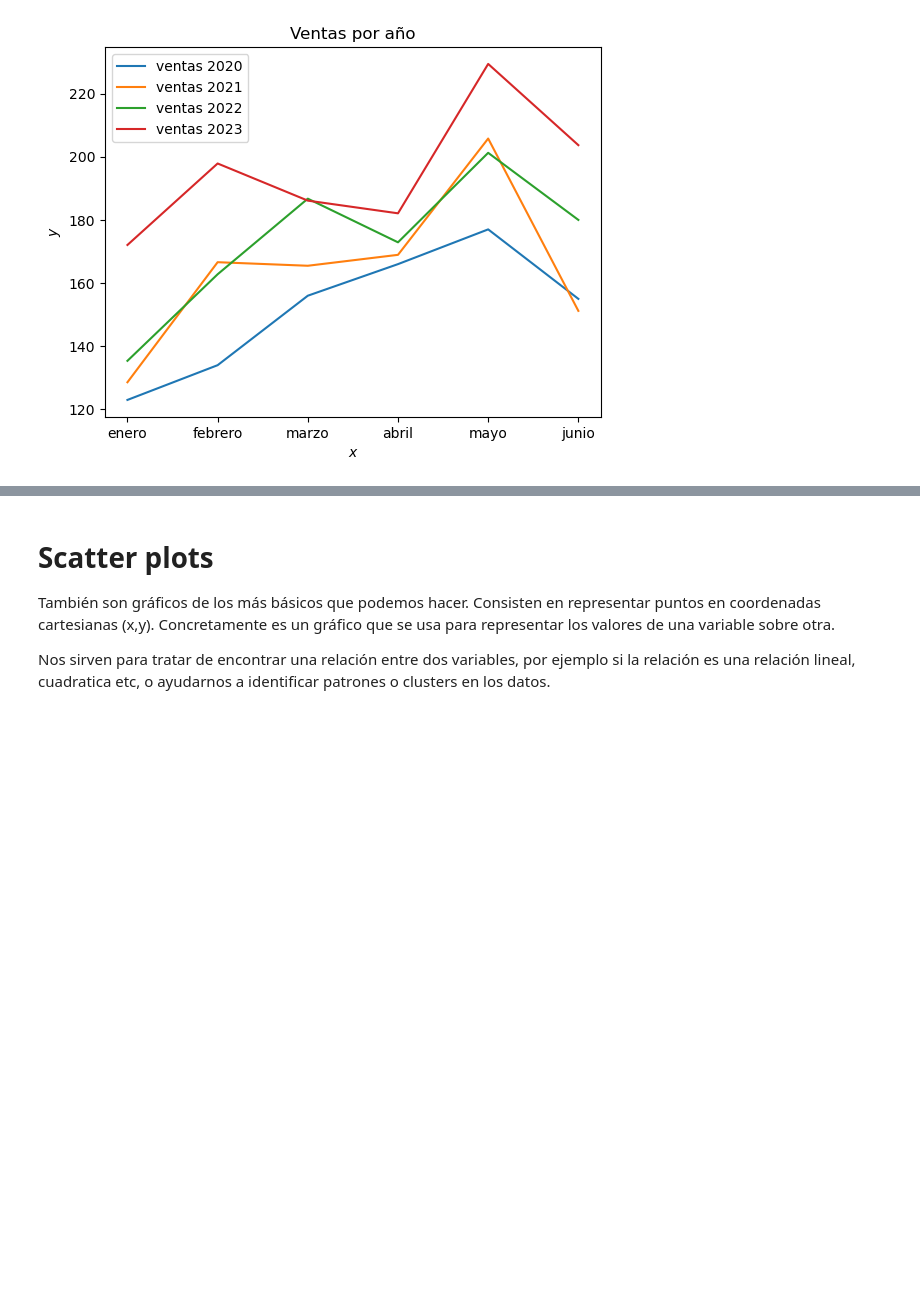
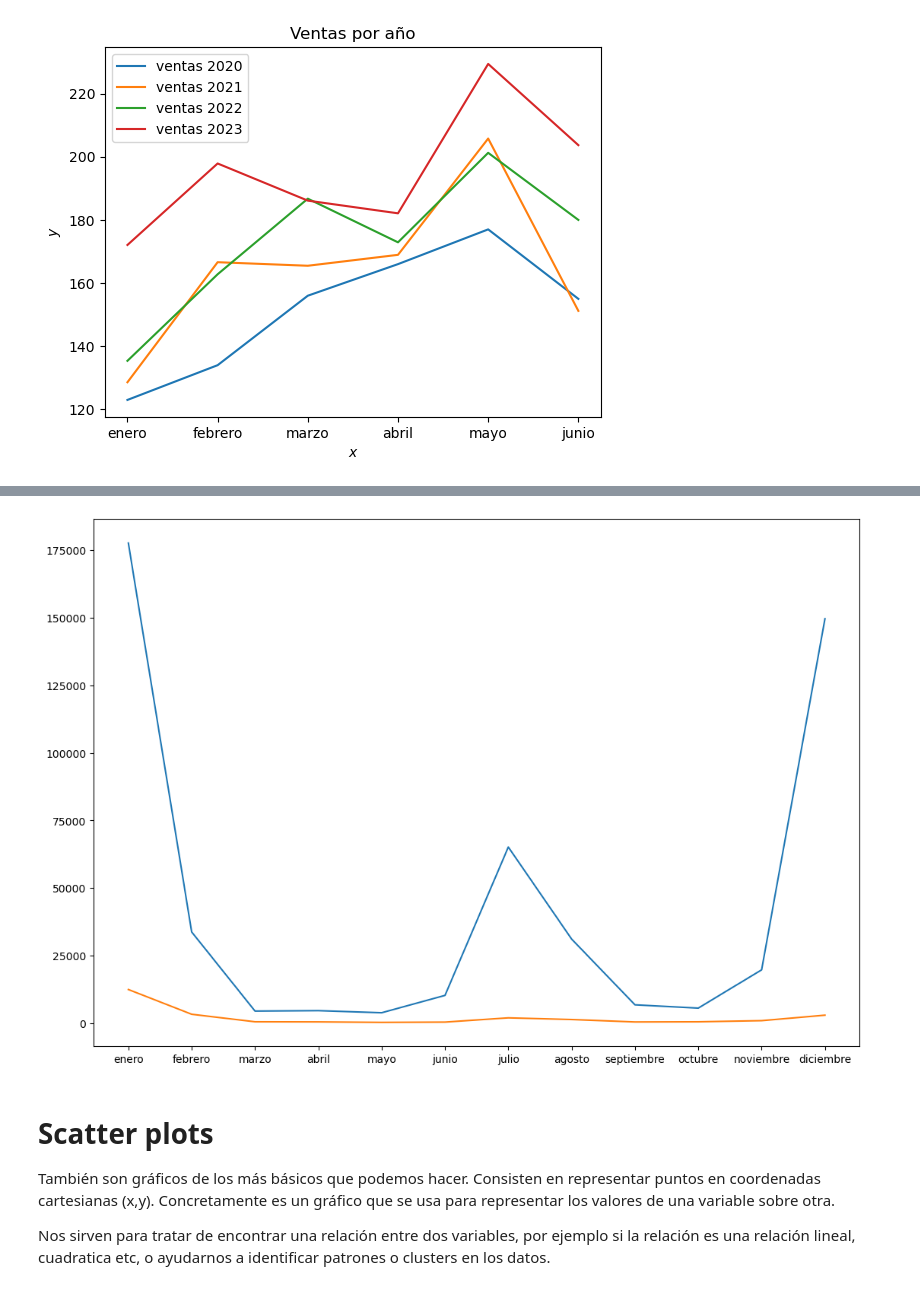
Before and after one commit to juliestadisticacode/Matplotlib-curso, a Jupyter notebook: Matplotlib_linear_and_scatter.ipynb, the cells around one changed output, grey strips where cells are left out. Cells and saved outputs as stored; diff of their text form; code cells hidden in the pictures; blank space fills up the shorter version.

```diff
--- a/Matplotlib_linear_and_scatter.ipynb
+++ b/Matplotlib_linear_and_scatter.ipynb
@@ -82,3 +107,13 @@ plt.show()
+# %%
+import pandas as pd
+df = pd.read_csv('./data/covid_cv.csv')
+
+# Creamos un gráfico de líneas
+plt.plot(df.Mes,df.Casos)
+plt.plot(df.Mes,df.Hosp)
+plt.show()
+# %% [output]
+[figure, added]
 # %% [markdown]
 # Scatter plots
 También son gráficos de los más básicos que podemos hacer. Consisten en representar puntos en coordenadas cartesianas (x,y). Concretamente es un gráfico que se usa para representar los valores de una variable sobre otra.
```
Also changed, not shown: parts of 2 cells of this notebook, 4 other files.
